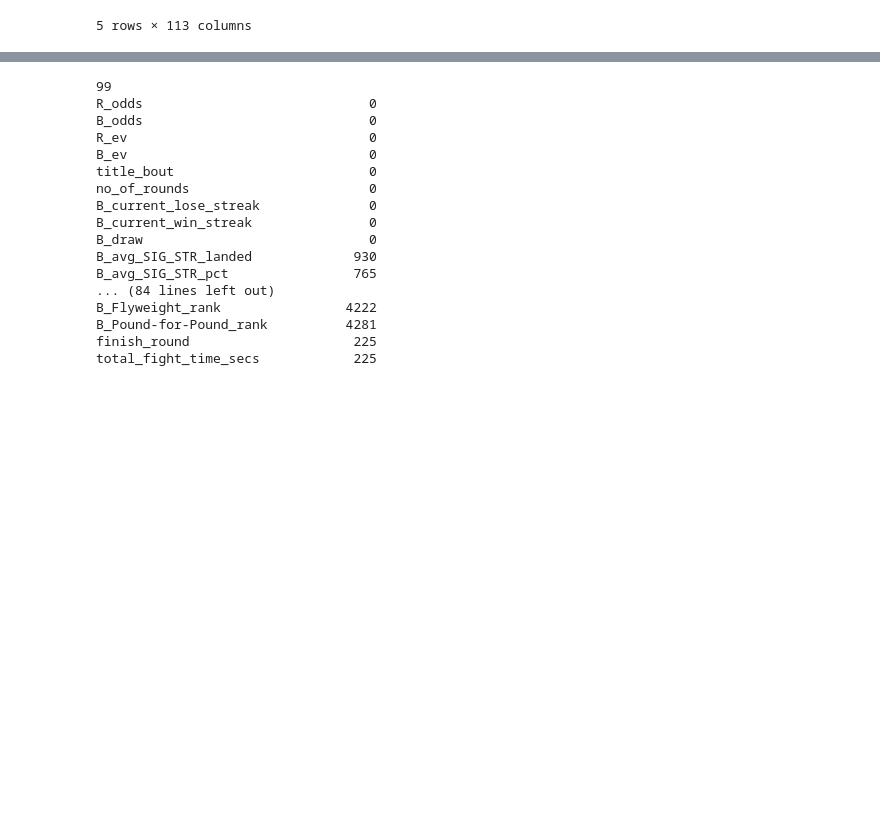
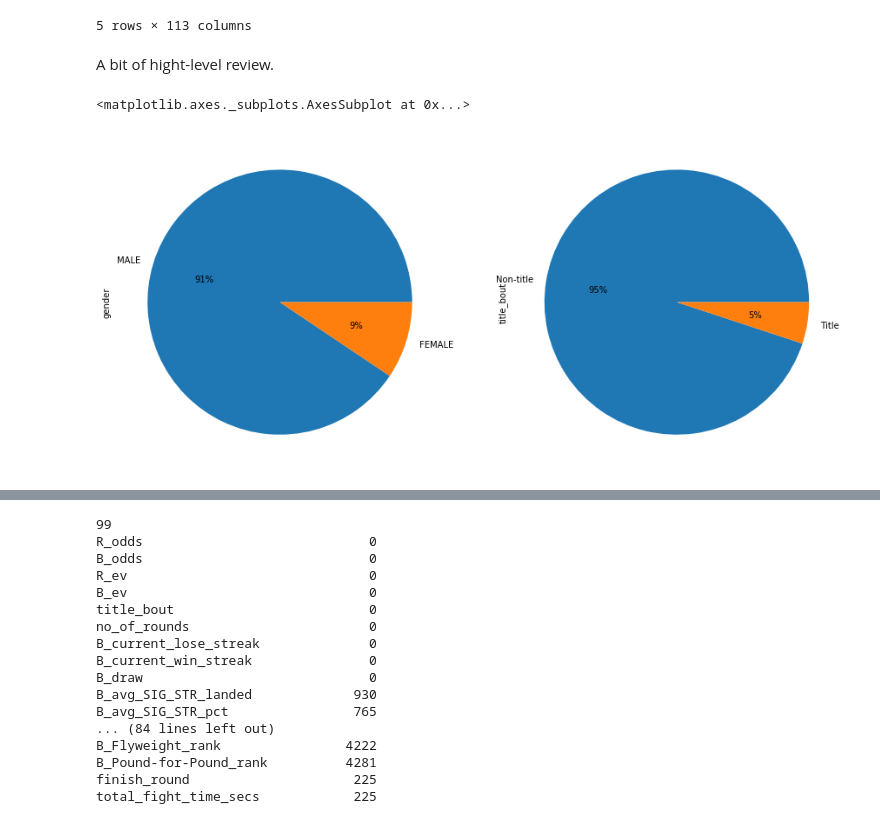
Before and after one commit to vvvvvvasena/UFC, a Jupyter notebook: How to make money watching UFC.ipynb, the cells around one changed output, grey strips where cells are left out. Drawn from its saved outputs; the diff is of its cells as text; code cells hidden in the pictures; blank space fills up the shorter version.

```diff
--- a/How to make money watching UFC.ipynb
+++ b/How to make money watching UFC.ipynb
@@ -35,3 +35,14 @@ df.head()
 | 3 | Carla Esparza | Marina Rodriguez | 145 | -182 | 145.000000 | 54.945055 | 7/25/2020 | Abu Dhabi, Abu Dhabi, United Arab... | United Arab Emirates | Red | ... |
 | 4 | Paul Craig | Gadzhimurad Antigulov | -137 | 110 | 72.992701 | 110.000000 | 7/25/2020 | Abu Dhabi, Abu Dhabi, United Arab... | United Arab Emirates | Red | ... |
 5 rows × 113 columns
+# %% [markdown]
+A bit of hight-level review.
+# %%
+pylab.figure(figsize=(15, 7))
+ax1 = plt.subplot(1, 2, 1)
+df['gender'].value_counts().plot.pie(autopct='%1.0f%%')
+ax1 = plt.subplot(1, 2, 2)
+df['title_bout'].value_counts().plot.pie(labels=['Non-title', 'Title'], autopct='%1.0f%%')
+# %% [output]
+<matplotlib.axes._subplots.AxesSubplot at 0x...>
+[figure, added]
```
Also changed, not shown: parts of 8 cells of this notebook.
